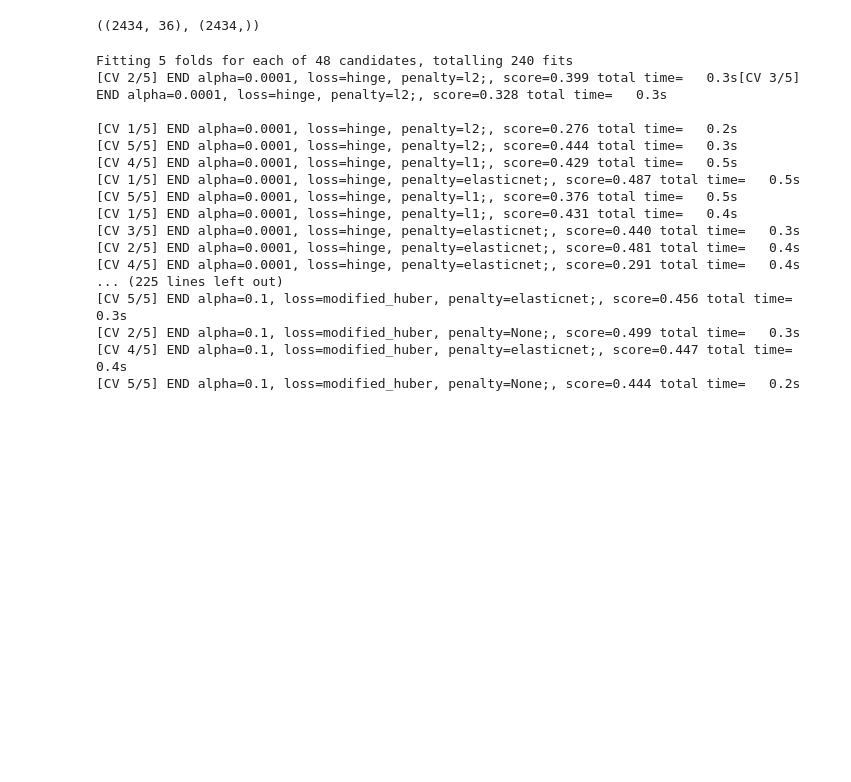
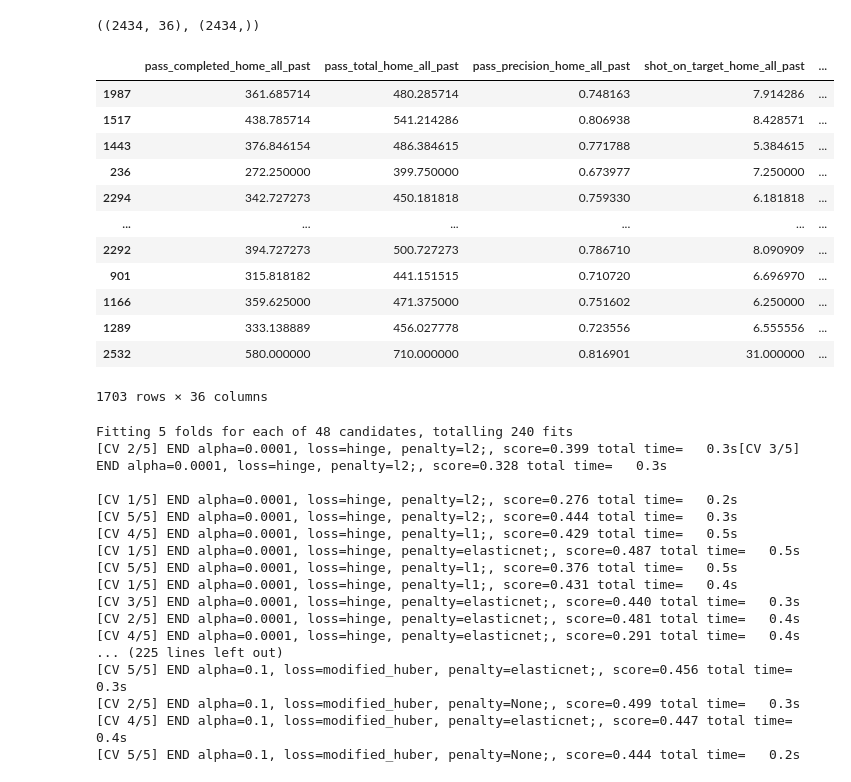
Before and after one commit to jotanavarrete/goalguru, a Jupyter notebook: notebooks/jota_sb_model.ipynb, the cells around one changed output. Cells and saved outputs as stored; diff of their text form; code cells hidden in the pictures; blank space fills up the shorter version.

```diff
--- a/notebooks/jota_sb_model.ipynb
+++ b/notebooks/jota_sb_model.ipynb
@@ -60,6 +60,22 @@ X.shape, y.shape
 ((2434, 36), (2434,))
 # %%
 X_train, X_test, y_train, y_test = train_test_split(X, y, test_size=.3, random_state=79)
+# %%
+X_train
+# %% [output]
+|  | pass_completed_home_all_past | pass_total_home_all_past | pass_precision_home_all_past | shot_on_target_home_all_past | ... |
+| 1987 | 361.685714 | 480.285714 | 0.748163 | 7.914286 | ... |
+| 1517 | 438.785714 | 541.214286 | 0.806938 | 8.428571 | ... |
+| 1443 | 376.846154 | 486.384615 | 0.771788 | 5.384615 | ... |
+| 236 | 272.250000 | 399.750000 | 0.673977 | 7.250000 | ... |
+| 2294 | 342.727273 | 450.181818 | 0.759330 | 6.181818 | ... |
+| ... | ... | ... | ... | ... | ... |
+| 2292 | 394.727273 | 500.727273 | 0.786710 | 8.090909 | ... |
+| 901 | 315.818182 | 441.151515 | 0.710720 | 6.696970 | ... |
+| 1166 | 359.625000 | 471.375000 | 0.751602 | 6.250000 | ... |
+| 1289 | 333.138889 | 456.027778 | 0.723556 | 6.555556 | ... |
+| 2532 | 580.000000 | 710.000000 | 0.816901 | 31.000000 | ... |
+1703 rows × 36 columns
 # %%
 params = {
     "loss" : ["hinge", "squared_hinge", "modified_huber"],
```
Also changed, not shown: 6 other files.
